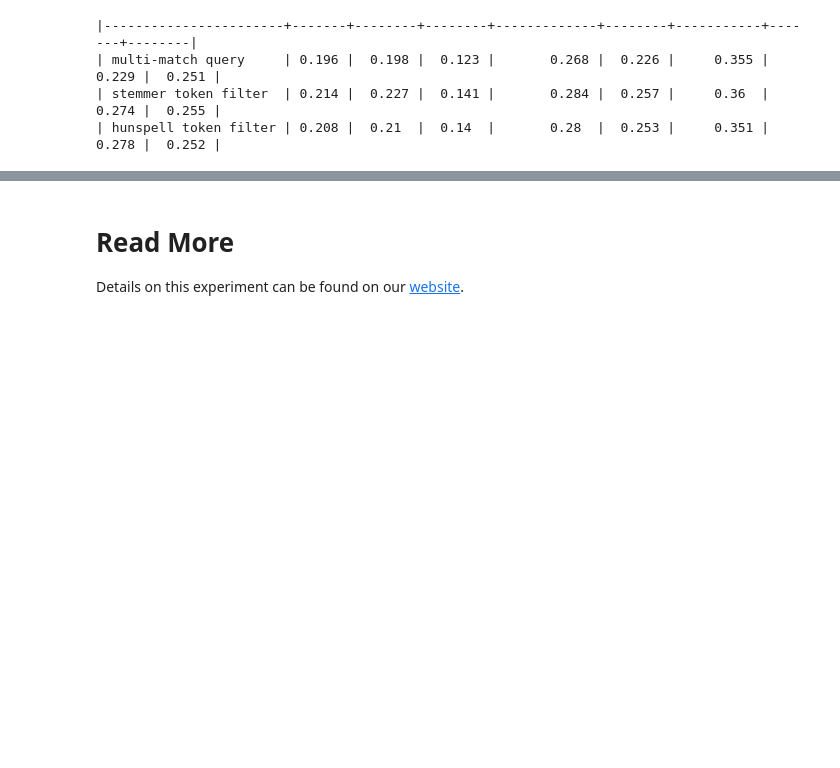
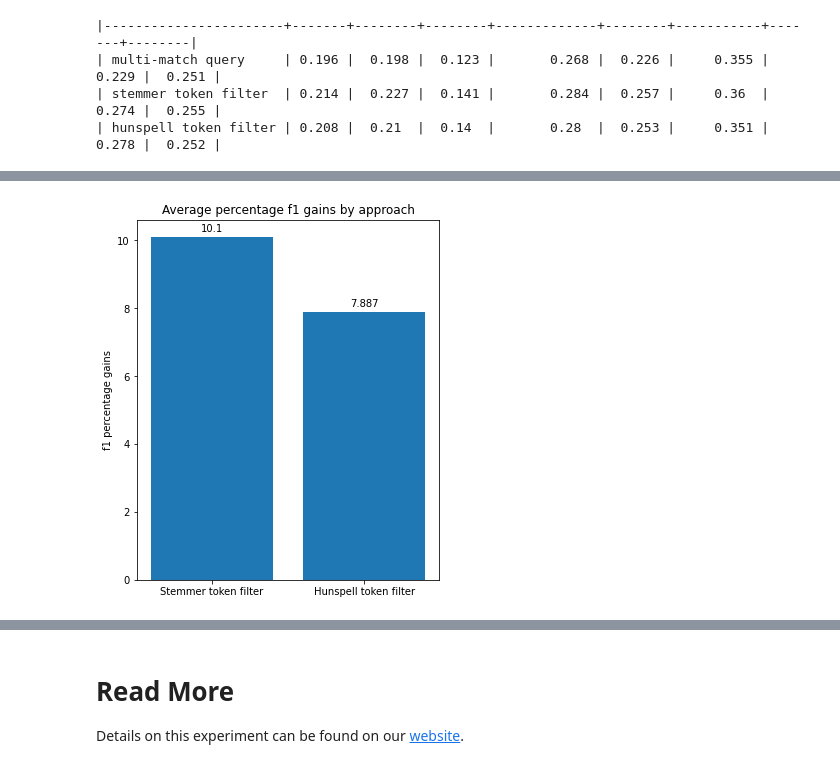
Before and after one commit to pragmalingu/experiments, a Jupyter notebook: 01_Stemming/Evaluation/Comparison_Stemming_vs_Standard_Search.ipynb, the cells around one changed output, grey strips where cells are left out. Cells and saved outputs as stored; diff of their text form; code cells hidden in the pictures; blank space fills up the shorter version.

```diff
--- a/01_Stemming/Evaluation/Comparison_Stemming_vs_Standard_Search.ipynb
+++ b/01_Stemming/Evaluation/Comparison_Stemming_vs_Standard_Search.ipynb
@@ -1621,0 +1674,15 @@ print(table)
+# %%
+fig = plt.figure()
+ax = fig.add_axes([0,0,0.7,1])
+ax.set_ylabel('f1 percentage gains')
+ax.set_title('Average percentage f1 gains by approach')
+labels = ['Stemmer token filter', 'Hunspell token filter']
+students = [round(avg_gain_stemmer, 3), round(avg_gain_hunspell,3)]
+axes = ax.bar(labels,students)
+
+autolabel(axes)
+fig.set_figheight(5)
+
+plt.show()
+# %% [output]
+[figure, added]
```
Also changed, not shown: parts of 39 cells of this notebook.
